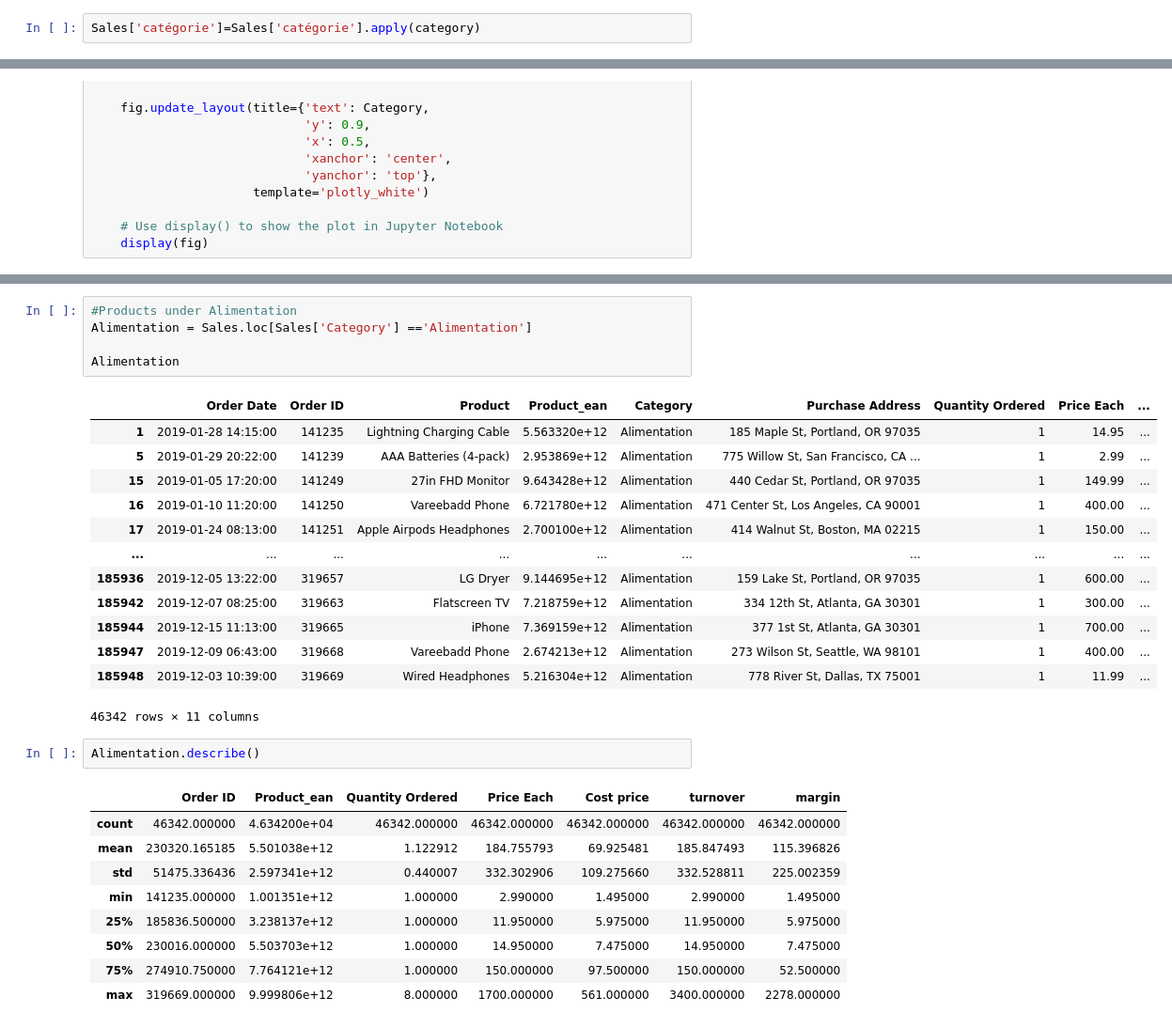
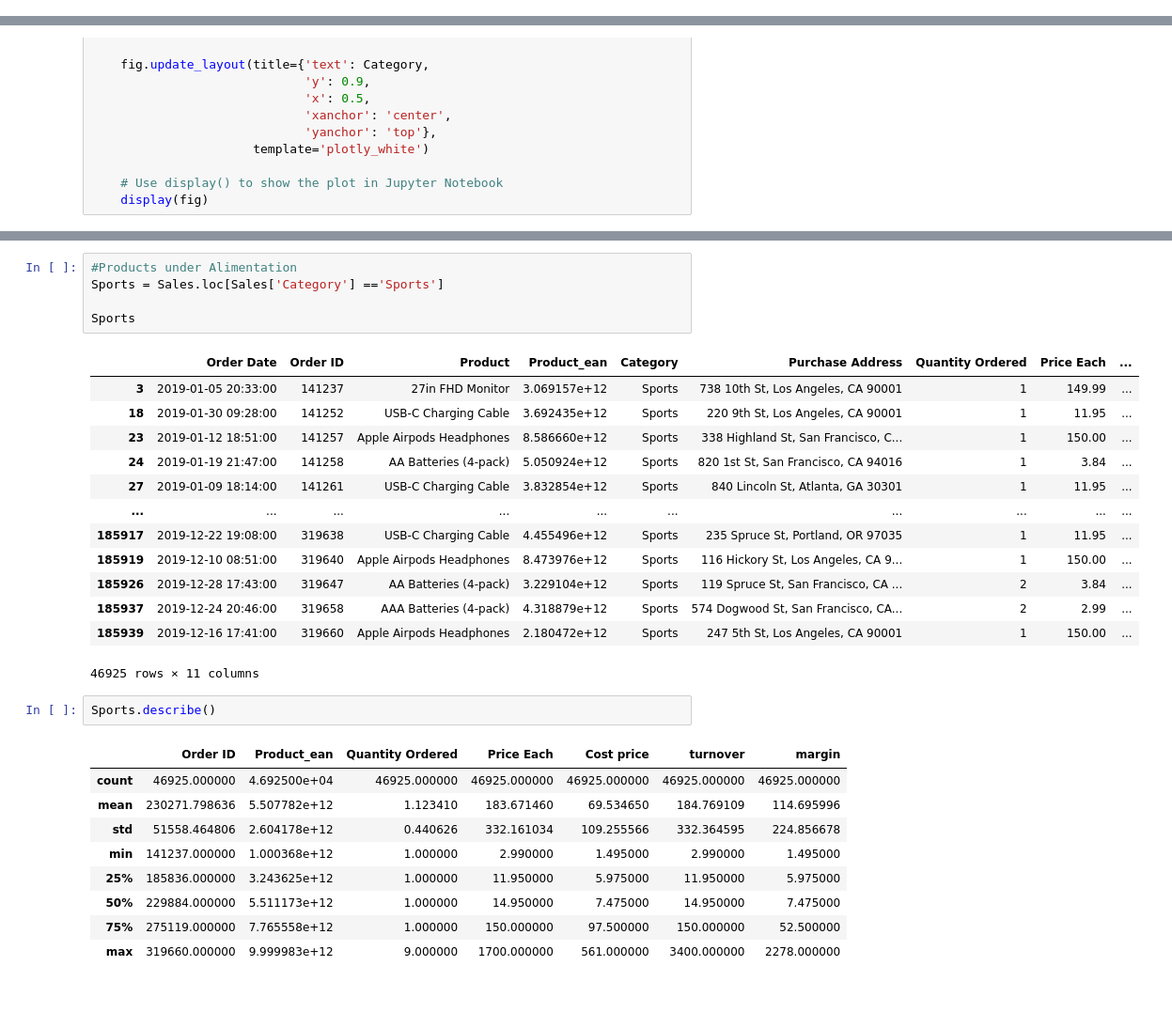
Before and after one commit to LettitiaM/Sales-Analysis, a Jupyter notebook: Sales.ipynb, the cells around one changed output, grey strips where cells are left out. Shown at 94% size. Saved outputs shown, nothing was run; the diff lists cells and outputs as text; blank space fills up the shorter version.

```diff
--- a/Sales.ipynb
+++ b/Sales.ipynb
@@ -53,5 +36,3 @@ Index(['Order Date', 'Order ID', 'Product', 'Product_ean', 'catégorie',
-# %%
-Sales['catégorie']=Sales['catégorie'].apply(category)
 # %%
 Sales.rename({'catégorie': 'Category'}, axis=1, inplace=True)
 # %%
@@ -178,35 +160,35 @@ categorical_variable_summary(Sales,'Category')
 [interactive output not drawn]
 # %%
 #Products under Alimentation
-Alimentation = Sales.loc[Sales['Category'] =='Alimentation']
+Sports = Sales.loc[Sales['Category'] =='Sports']
 
-Alimentation
+Sports
 # %% [output]
 |  | Order Date | Order ID | Product | Product_ean | Category | Purchase Address | Quantity Ordered | Price Each | ... |
-| 1 | 2019-01-28 14:15:00 | 141235 | Lightning Charging Cable | 5.563320e+12 | Alimentation | 185 Maple St, Portland, OR 97035 | 1 | 14.95 | ... |
-| 5 | 2019-01-29 20:22:00 | 141239 | AAA Batteries (4-pack) | 2.953869e+12 | Alimentation | 775 Willow St, San Francisco, CA ... | 1 | 2.99 | ... |
-| 15 | 2019-01-05 17:20:00 | 141249 | 27in FHD Monitor | 9.643428e+12 | Alimentation | 440 Cedar St, Portland, OR 97035 | 1 | 149.99 | ... |
-| 16 | 2019-01-10 11:20:00 | 141250 | Vareebadd Phone | 6.721780e+12 | Alimentation | 471 Center St, Los Angeles, CA 90001 | 1 | 400.00 | ... |
-| 17 | 2019-01-24 08:13:00 | 141251 | Apple Airpods Headphones | 2.700100e+12 | Alimentation | 414 Walnut St, Boston, MA 02215 | 1 | 150.00 | ... |
+| 3 | 2019-01-05 20:33:00 | 141237 | 27in FHD Monitor | 3.069157e+12 | Sports | 738 10th St, Los Angeles, CA 90001 | 1 | 149.99 | ... |
+| 18 | 2019-01-30 09:28:00 | 141252 | USB-C Charging Cable | 3.692435e+12 | Sports | 220 9th St, Los Angeles, CA 90001 | 1 | 11.95 | ... |
+| 23 | 2019-01-12 18:51:00 | 141257 | Apple Airpods Headphones | 8.586660e+12 | Sports | 338 Highland St, San Francisco, C... | 1 | 150.00 | ... |
+| 24 | 2019-01-19 21:47:00 | 141258 | AA Batteries (4-pack) | 5.050924e+12 | Sports | 820 1st St, San Francisco, CA 94016 | 1 | 3.84 | ... |
+| 27 | 2019-01-09 18:14:00 | 141261 | USB-C Charging Cable | 3.832854e+12 | Sports | 840 Lincoln St, Atlanta, GA 30301 | 1 | 11.95 | ... |
 | ... | ... | ... | ... | ... | ... | ... | ... | ... | ... |
-| 185936 | 2019-12-05 13:22:00 | 319657 | LG Dryer | 9.144695e+12 | Alimentation | 159 Lake St, Portland, OR 97035 | 1 | 600.00 | ... |
-| 185942 | 2019-12-07 08:25:00 | 319663 | Flatscreen TV | 7.218759e+12 | Alimentation | 334 12th St, Atlanta, GA 30301 | 1 | 300.00 | ... |
-| 185944 | 2019-12-15 11:13:00 | 319665 | iPhone | 7.369159e+12 | Alimentation | 377 1st St, Atlanta, GA 30301 | 1 | 700.00 | ... |
-| 185947 | 2019-12-09 06:43:00 | 319668 | Vareebadd Phone | 2.674213e+12 | Alimentation | 273 Wilson St, Seattle, WA 98101 | 1 | 400.00 | ... |
-| 185948 | 2019-12-03 10:39:00 | 319669 | Wired Headphones | 5.216304e+12 | Alimentation | 778 River St, Dallas, TX 75001 | 1 | 11.99 | ... |
+| 185917 | 2019-12-22 19:08:00 | 319638 | USB-C Charging Cable | 4.455496e+12 | Sports | 235 Spruce St, Portland, OR 97035 | 1 | 11.95 | ... |
+| 185919 | 2019-12-10 08:51:00 | 319640 | Apple Airpods Headphones | 8.473976e+12 | Sports | 116 Hickory St, Los Angeles, CA 9... | 1 | 150.00 | ... |
+| 185926 | 2019-12-28 17:43:00 | 319647 | AA Batteries (4-pack) | 3.229104e+12 | Sports | 119 Spruce St, San Francisco, CA ... | 2 | 3.84 | ... |
+| 185937 | 2019-12-24 20:46:00 | 319658 | AAA Batteries (4-pack) | 4.318879e+12 | Sports | 574 Dogwood St, San Francisco, CA... | 2 | 2.99 | ... |
+| 185939 | 2019-12-16 17:41:00 | 319660 | Apple Airpods Headphones | 2.180472e+12 | Sports | 247 5th St, Los Angeles, CA 90001 | 1 | 150.00 | ... |
-46342 rows × 11 columns
+46925 rows × 11 columns
 # %%
-Alimentation.describe()
+Sports.describe()
 # %% [output]
 |  | Order ID | Product_ean | Quantity Ordered | Price Each | Cost price | turnover | margin |
-| count | 46342.000000 | 4.634200e+04 | 46342.000000 | 46342.000000 | 46342.000000 | 46342.000000 | 46342.000000 |
-| mean | 230320.165185 | 5.501038e+12 | 1.122912 | 184.755793 | 69.925481 | 185.847493 | 115.396826 |
-| std | 51475.336436 | 2.597341e+12 | 0.440007 | 332.302906 | 109.275660 | 332.528811 | 225.002359 |
-| min | 141235.000000 | 1.001351e+12 | 1.000000 | 2.990000 | 1.495000 | 2.990000 | 1.495000 |
-| 25% | 185836.500000 | 3.238137e+12 | 1.000000 | 11.950000 | 5.975000 | 11.950000 | 5.975000 |
-| 50% | 230016.000000 | 5.503703e+12 | 1.000000 | 14.950000 | 7.475000 | 14.950000 | 7.475000 |
-| 75% | 274910.750000 | 7.764121e+12 | 1.000000 | 150.000000 | 97.500000 | 150.000000 | 52.500000 |
-| max | 319669.000000 | 9.999806e+12 | 8.000000 | 1700.000000 | 561.000000 | 3400.000000 | 2278.000000 |
+| count | 46925.000000 | 4.692500e+04 | 46925.000000 | 46925.000000 | 46925.000000 | 46925.000000 | 46925.000000 |
+| mean | 230271.798636 | 5.507782e+12 | 1.123410 | 183.671460 | 69.534650 | 184.769109 | 114.695996 |
+| std | 51558.464806 | 2.604178e+12 | 0.440626 | 332.161034 | 109.255566 | 332.364595 | 224.856678 |
+| min | 141237.000000 | 1.000368e+12 | 1.000000 | 2.990000 | 1.495000 | 2.990000 | 1.495000 |
+| 25% | 185836.000000 | 3.243625e+12 | 1.000000 | 11.950000 | 5.975000 | 11.950000 | 5.975000 |
+| 50% | 229884.000000 | 5.511173e+12 | 1.000000 | 14.950000 | 7.475000 | 14.950000 | 7.475000 |
+| 75% | 275119.000000 | 7.765558e+12 | 1.000000 | 150.000000 | 97.500000 | 150.000000 | 52.500000 |
+| max | 319660.000000 | 9.999983e+12 | 9.000000 | 1700.000000 | 561.000000 | 3400.000000 | 2278.000000 |
 # %%
 #check the Ordered product
 
```
Also changed, not shown: parts of 19 cells of this notebook.
